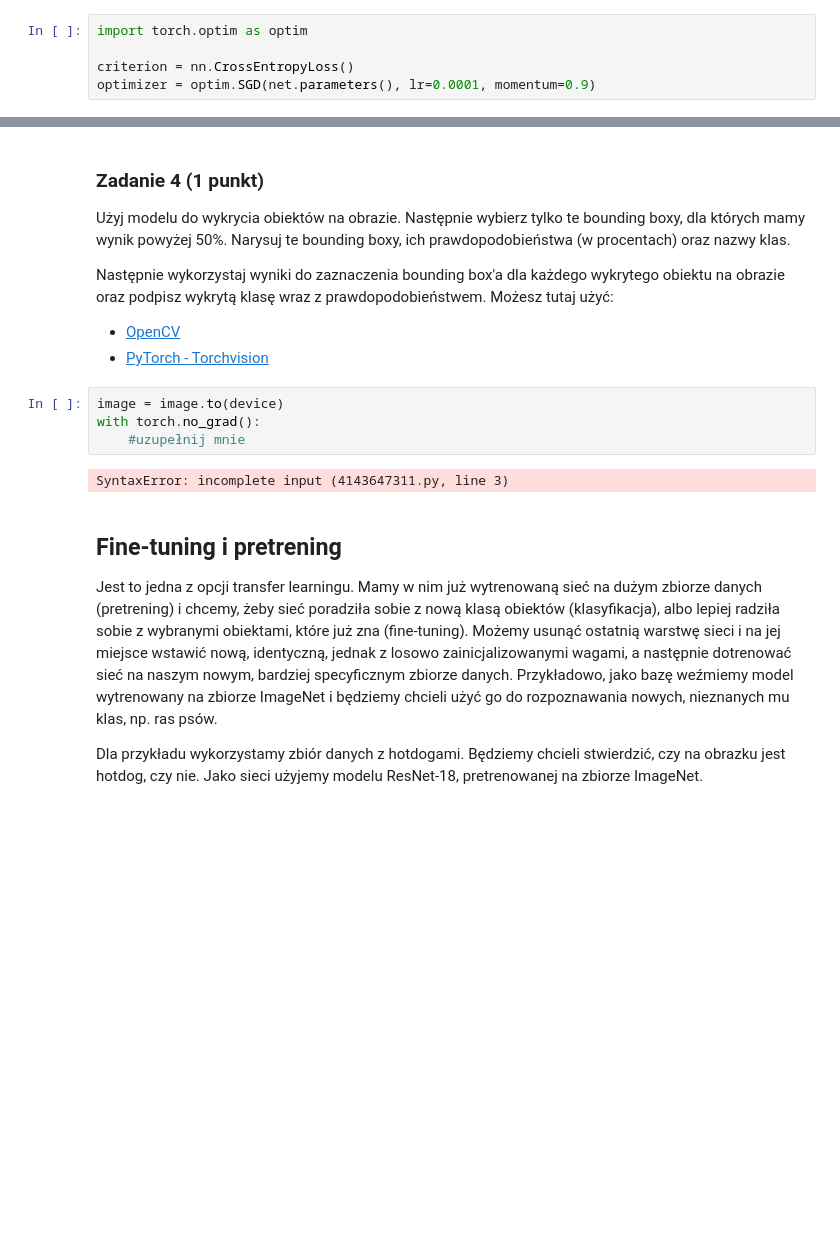
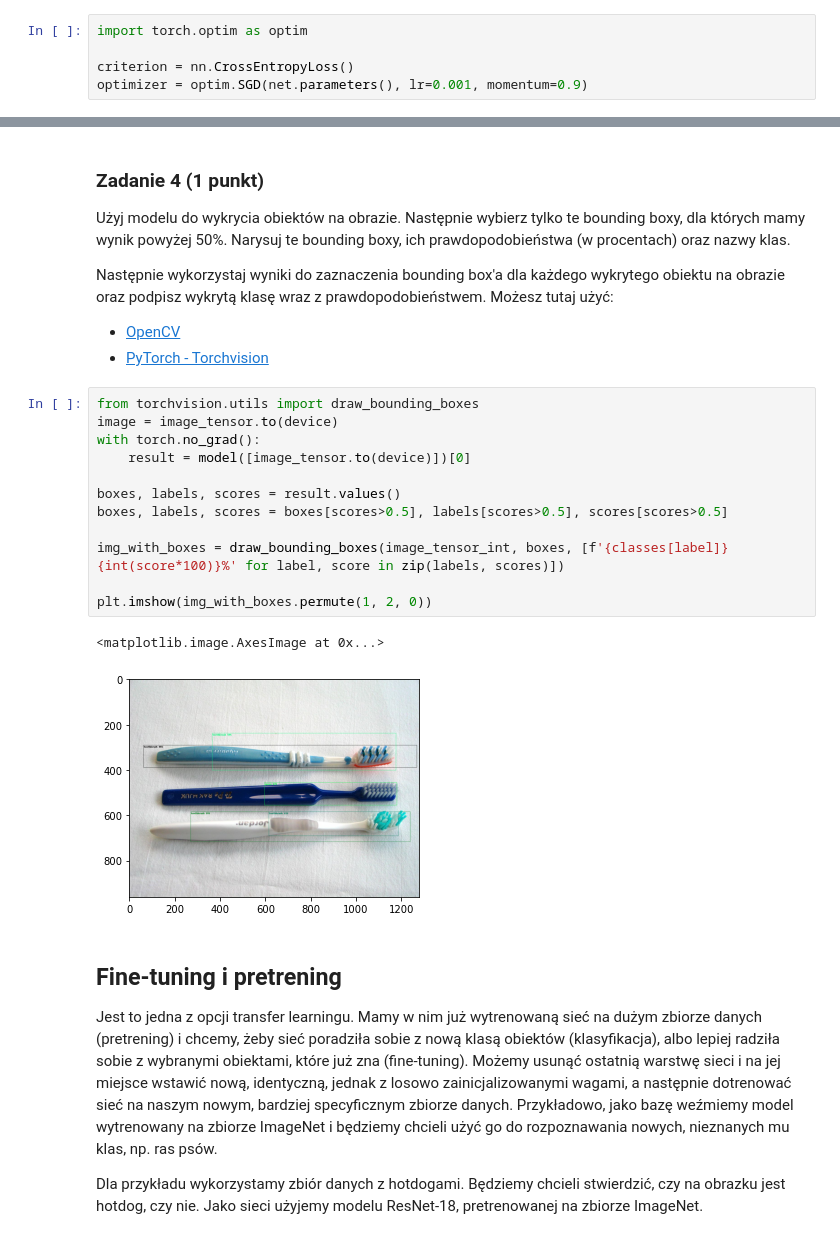
Before and after one commit to my-alaska/Basics-of-AI, a Jupyter notebook: lab4/lab_4.ipynb, the cells around one changed output, grey strips where cells are left out. Cells and saved outputs as stored; diff of their text form; blank space fills up the shorter version.

```diff
--- a/lab4/lab_4.ipynb
+++ b/lab4/lab_4.ipynb
@@ -190,7 +191,7 @@ net = LeNet()
 import torch.optim as optim
 
 criterion = nn.CrossEntropyLoss()
-optimizer = optim.SGD(net.parameters(), lr=0.0001, momentum=0.9)
+optimizer = optim.SGD(net.parameters(), lr=0.001, momentum=0.9)
 # %% [markdown]
 ### Zadanie 2 (1 punkt)
 
@@ -505,12 +505,21 @@ Użyj modelu do wykrycia obiektów na obrazie. Następnie wybierz tylko te bound
 Następnie wykorzystaj wyniki do zaznaczenia bounding box'a dla każdego wykrytego obiektu na obrazie oraz podpisz wykrytą klasę wraz z prawdopodobieństwem. Możesz tutaj użyć:
 - [OpenCV](https://stackoverflow.com/questions/56108183/python-opencv-cv2-drawing-rectangle-with-text)
 - [PyTorch - Torchvision](https://pytorch.org/vision/stable/auto_examples/plot_visualization_utils.html#visualizing-bounding-boxes)
-# %%
-image = image.to(device)
-with torch.no_grad():
-    #uzupełnij mnie
-# %% [output]
-SyntaxError: incomplete input (4143647311.py, line 3)
+# %%
+from torchvision.utils import draw_bounding_boxes
+image = image_tensor.to(device)
+with torch.no_grad():
+    result = model([image_tensor.to(device)])[0]
+
+boxes, labels, scores = result.values()
+boxes, labels, scores = boxes[scores>0.5], labels[scores>0.5], scores[scores>0.5]
+
+img_with_boxes = draw_bounding_boxes(image_tensor_int, boxes, [f'{classes[label]} {int(score*100)}%' for label, score in zip(labels, scores)])
+
+plt.imshow(img_with_boxes.permute(1, 2, 0))
+# %% [output]
+<matplotlib.image.AxesImage at 0x...>
+[figure, added]
 # %% [markdown]
 ## Fine-tuning i pretrening
 
```
Also changed, not shown: parts of 25 cells of this notebook, 2 other files.
